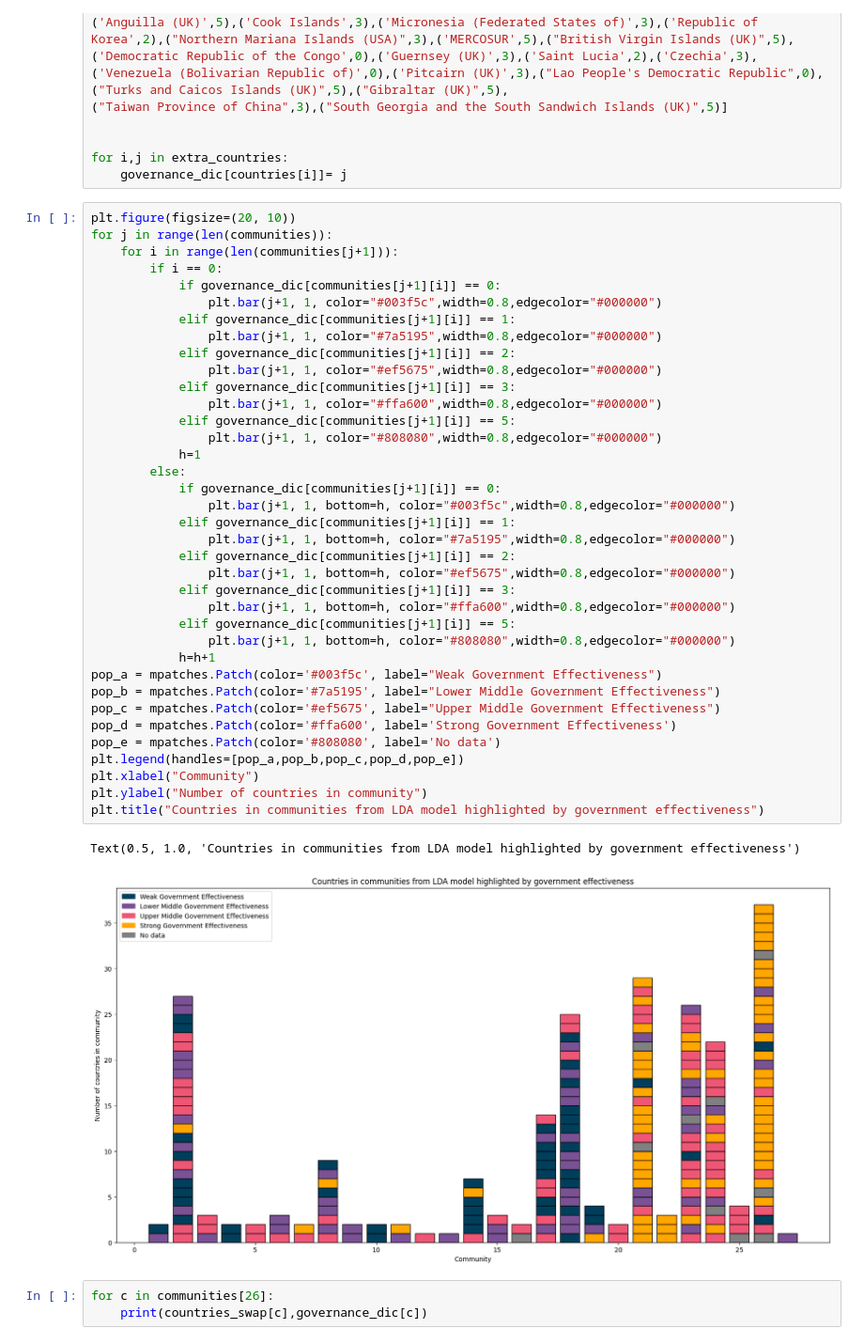
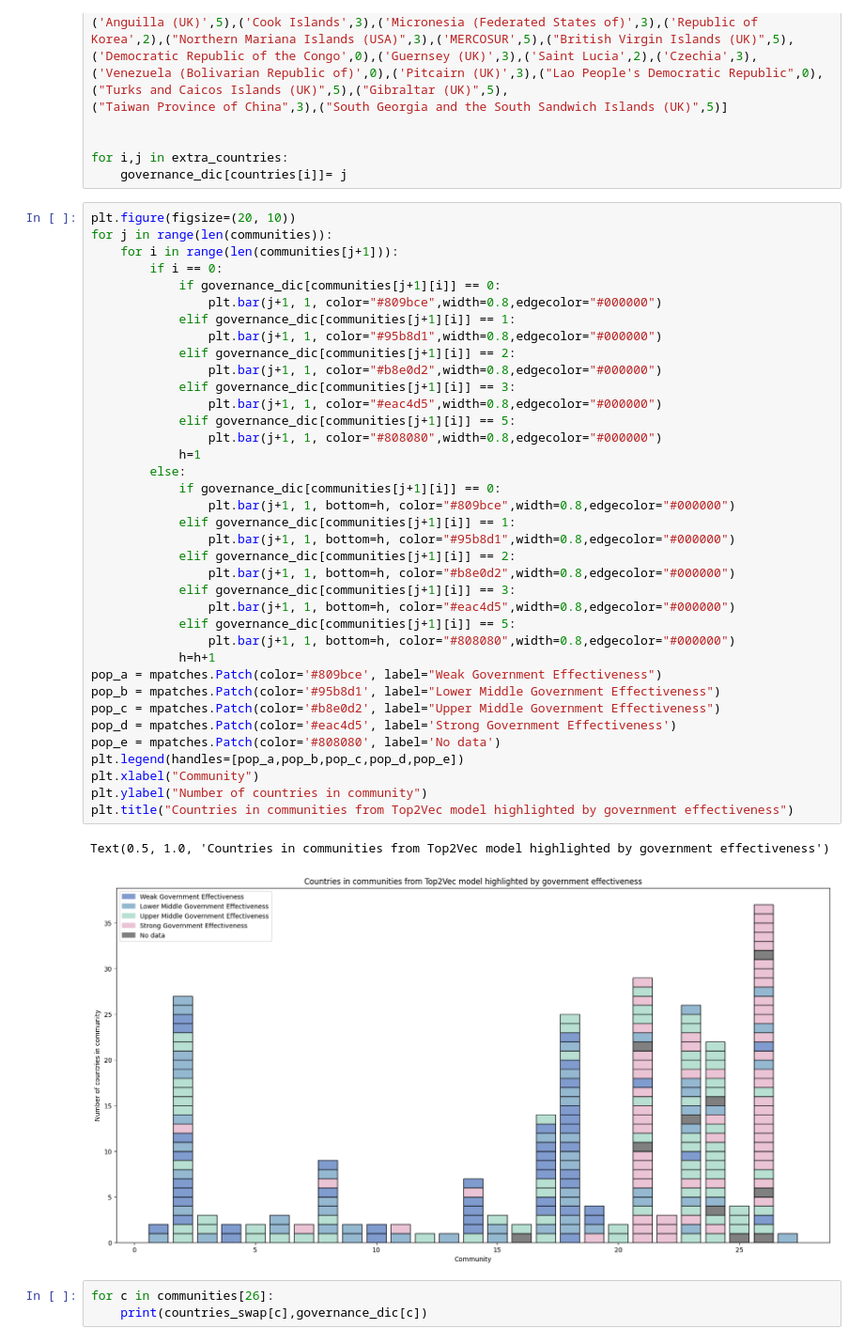
Before and after one commit to gustavn19/Fagprojekt, a Jupyter notebook: lda_done.ipynb, the cells around one changed output. Shown at 94% size. Cells and saved outputs as stored; diff of their text form.

```diff
--- a/lda_done.ipynb
+++ b/lda_done.ipynb
@@ -614,43 +608,43 @@ for i,j in extra_countries:
 # %%
 plt.figure(figsize=(20, 10))
 for j in range(len(communities)):
     for i in range(len(communities[j+1])):
         if i == 0:
             if governance_dic[communities[j+1][i]] == 0:
-                plt.bar(j+1, 1, color="#003f5c",width=0.8,edgecolor="#000000")
+                plt.bar(j+1, 1, color="#809bce",width=0.8,edgecolor="#000000")
             elif governance_dic[communities[j+1][i]] == 1:
-                plt.bar(j+1, 1, color="#7a5195",width=0.8,edgecolor="#000000")
+                plt.bar(j+1, 1, color="#95b8d1",width=0.8,edgecolor="#000000")
             elif governance_dic[communities[j+1][i]] == 2:
-                plt.bar(j+1, 1, color="#ef5675",width=0.8,edgecolor="#000000")
+                plt.bar(j+1, 1, color="#b8e0d2",width=0.8,edgecolor="#000000")
             elif governance_dic[communities[j+1][i]] == 3:
-                plt.bar(j+1, 1, color="#ffa600",width=0.8,edgecolor="#000000")
+                plt.bar(j+1, 1, color="#eac4d5",width=0.8,edgecolor="#000000")
             elif governance_dic[communities[j+1][i]] == 5:
                 plt.bar(j+1, 1, color="#808080",width=0.8,edgecolor="#000000")
             h=1
         else:
             if governance_dic[communities[j+1][i]] == 0:
-                plt.bar(j+1, 1, bottom=h, color="#003f5c",width=0.8,edgecolor="#000000")
+                plt.bar(j+1, 1, bottom=h, color="#809bce",width=0.8,edgecolor="#000000")
             elif governance_dic[communities[j+1][i]] == 1:
-                plt.bar(j+1, 1, bottom=h, color="#7a5195",width=0.8,edgecolor="#000000")
+                plt.bar(j+1, 1, bottom=h, color="#95b8d1",width=0.8,edgecolor="#000000")
             elif governance_dic[communities[j+1][i]] == 2:
-                plt.bar(j+1, 1, bottom=h, color="#ef5675",width=0.8,edgecolor="#000000")
+                plt.bar(j+1, 1, bottom=h, color="#b8e0d2",width=0.8,edgecolor="#000000")
             elif governance_dic[communities[j+1][i]] == 3:
-                plt.bar(j+1, 1, bottom=h, color="#ffa600",width=0.8,edgecolor="#000000")
+                plt.bar(j+1, 1, bottom=h, color="#eac4d5",width=0.8,edgecolor="#000000")
             elif governance_dic[communities[j+1][i]] == 5:
                 plt.bar(j+1, 1, bottom=h, color="#808080",width=0.8,edgecolor="#000000")
             h=h+1
-pop_a = mpatches.Patch(color='#003f5c', label="Weak Government Effectiveness")
-pop_b = mpatches.Patch(color='#7a5195', label="Lower Middle Government Effectiveness")
-pop_c = mpatches.Patch(color='#ef5675', label="Upper Middle Government Effectiveness")
-pop_d = mpatches.Patch(color='#ffa600', label='Strong Government Effectiveness')
+pop_a = mpatches.Patch(color='#809bce', label="Weak Government Effectiveness")
+pop_b = mpatches.Patch(color='#95b8d1', label="Lower Middle Government Effectiveness")
+pop_c = mpatches.Patch(color='#b8e0d2', label="Upper Middle Government Effectiveness")
+pop_d = mpatches.Patch(color='#eac4d5', label='Strong Government Effectiveness')
 pop_e = mpatches.Patch(color='#808080', label='No data')
 plt.legend(handles=[pop_a,pop_b,pop_c,pop_d,pop_e])
 plt.xlabel("Community")
 plt.ylabel("Number of countries in community")
-plt.title("Countries in communities from LDA model highlighted by government effectiveness")
+plt.title("Countries in communities from Top2Vec model highlighted by government effectiveness")
 # %% [output]
-Text(0.5, 1.0, 'Countries in communities from LDA model highlighted by government effectiveness')
+Text(0.5, 1.0, 'Countries in communities from Top2Vec model highlighted by government effectiveness')
-[figure, old version]
+[figure, new version]
 # %%
 for c in communities[26]:
     print(countries_swap[c],governance_dic[c])
```
Also changed, not shown: parts of 4 cells of this notebook, 1 other file.
